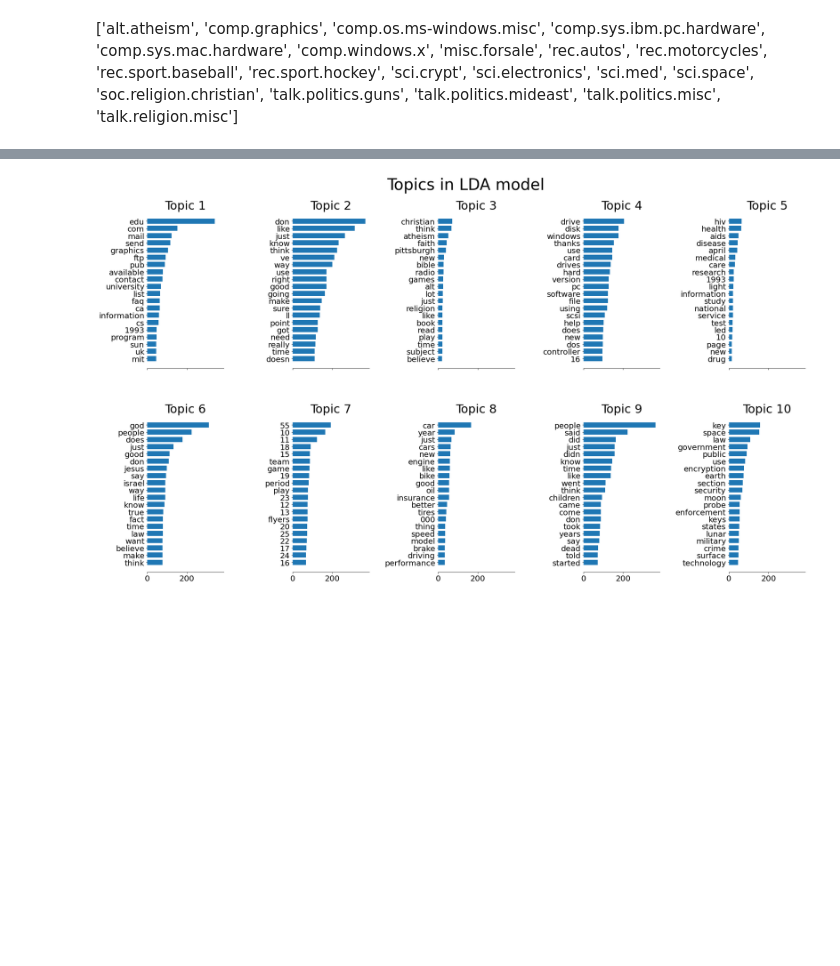
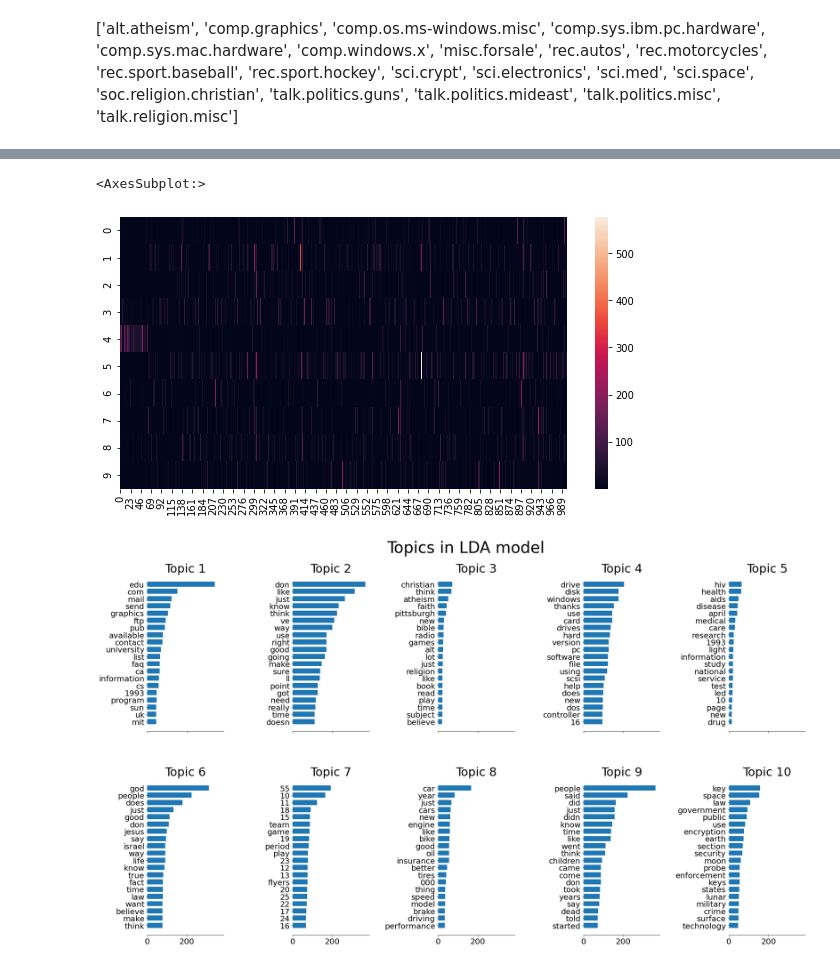
Before and after one commit to louisguitton/papers-implemented, a Jupyter notebook: papers/seeded-topics/sklearn.ipynb, the cells around one changed output, grey strips where cells are left out. Cells and saved outputs as stored; diff of their text form; code cells hidden in the pictures; blank space fills up the shorter version.

```diff
--- a/papers/seeded-topics/sklearn.ipynb
+++ b/papers/seeded-topics/sklearn.ipynb
@@ -98,3 +149,9 @@ GuidedLatentDirichletAllocation(learning_method='online', learning_offset=50.0,
+# %%
+f, ax = plt.subplots(figsize=(10, 5))
+sns.heatmap(glda.components_, ax=ax)
+# %% [output]
+<AxesSubplot:>
+[figure, added]
 # %%
 tf_feature_names = tf_vectorizer.get_feature_names()
 # %%
```
Also changed, not shown: parts of 9 cells of this notebook, 1 other file.
